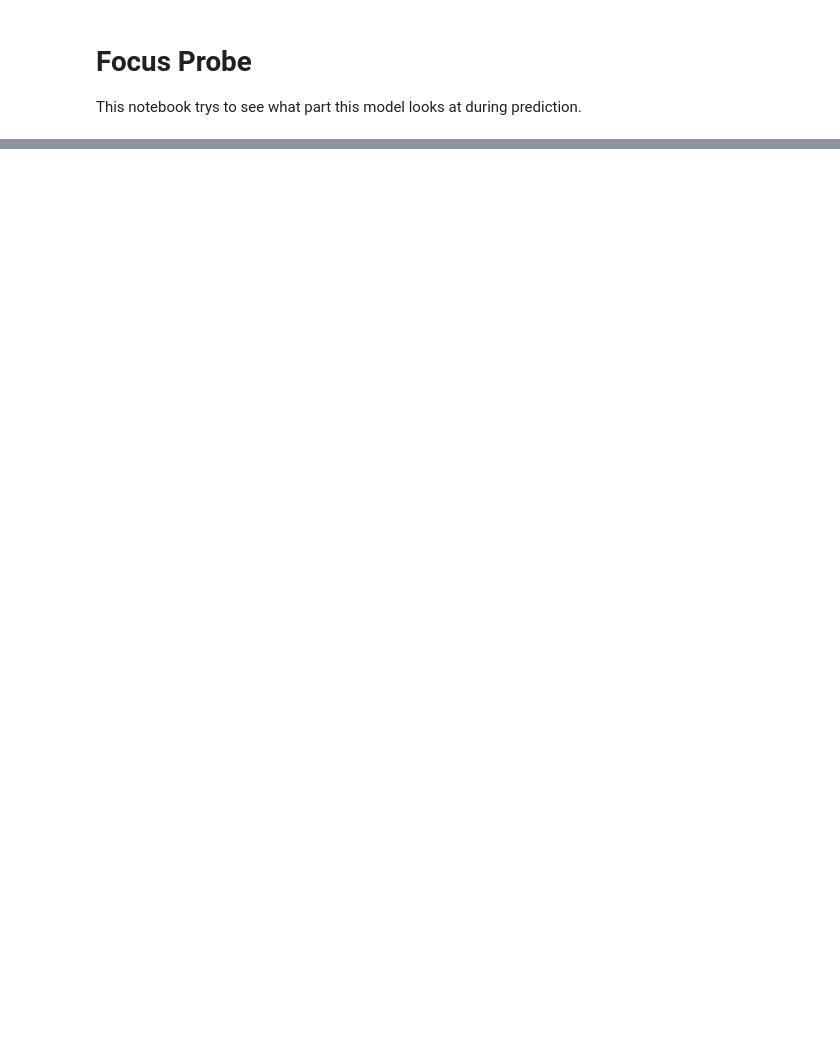
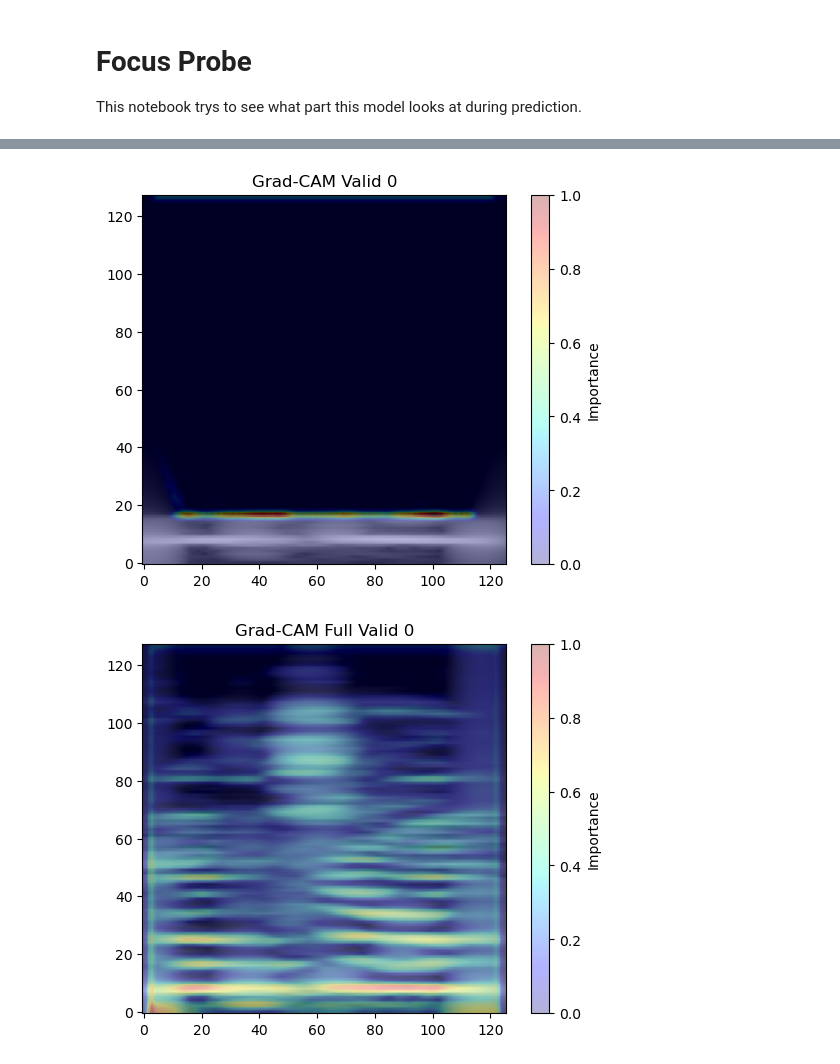
Before and after one commit to Frankalexej/proslearn_22, a Jupyter notebook: A_3_focus_prob.ipynb, the cells around one changed output, grey strips where cells are left out. Drawn from its saved outputs; the diff is of its cells as text; code cells hidden in the pictures; blank space fills up the shorter version.

```diff
--- a/A_3_focus_prob.ipynb
+++ b/A_3_focus_prob.ipynb
@@ -67,7 +91,7 @@ def grad_cam_visualization(input_tensor, cam, title="Grad-CAM Heatmap on Test In
 pretype = "l"
 posttype = "f"
 train_name = "A3"
-ts = "1126125730"
+ts = "1126125730-3"
 model_type = "twoconvCNN"
 pre_epoch = 50
 total_epoch = 300
@@ -81,8 +105,8 @@ model_save_dir_specific = os.path.join(model_save_dir, f"{model_type}-{pre_epoch
 pool_messanger = PoolMessanger(configs["num_dataset"], configs["data_type_mapper"][pretype], configs["data_type_mapper"][posttype], guides_dir)
 
 # NOTE: Subset Cache, this is to manage the reading of datasets. Should be transparent to user.
-valid_cache = SubsetCache(max_cache_size=configs["max_cache_size_valid"], dataset_class=ThisDataset)
-full_valid_cache = SubsetCache(max_cache_size=configs["max_cache_size_valid"], dataset_class=ThisDataset)
+valid_cache = SubsetCache(max_cache_size=configs["max_cache_size_valid"], dataset_class=ThisDataset, shuffle=False)
+full_valid_cache = SubsetCache(max_cache_size=configs["max_cache_size_valid"], dataset_class=ThisDataset, shuffle=False)
 
 mylist = ["1", "2", "3", "4"]
 mymap = TokenMap(mylist)
@@ -94,5 +118,5 @@ model = TwoConvNetwork()
 model.to(device)
 
 model_path = os.path.join(model_save_dir_specific, f"{epoch}.pt")
-model.load_state_dict(torch.load(model_path, map_location=device))
+model.load_state_dict(torch.load(model_path, map_location=device, weights_only=True))
 model.to(device)
@@ -101,9 +146,9 @@ dataset_id = 0
 
 dataset_id, meta_path, data_path = pool_messanger.get_loading_params(dataset_id,
                                                                     eval_type="valid")
-valid_loader = valid_cache.get_subset(dataset_id, meta_path, data_path, mymap)
+valid_loader = valid_cache.get_subset(dataset_id, meta_path, data_path, mymap, shuffle=False)
 
 
 dataset_id, meta_path, data_path = pool_messanger.get_loading_params(dataset_id,
                                                                     eval_type="full_valid")
-full_valid_loader = full_valid_cache.get_subset(dataset_id, meta_path, data_path, mymap)
+full_valid_loader = full_valid_cache.get_subset(dataset_id, meta_path, data_path, mymap, shuffle=False)
@@ -110,3 +158,3 @@ full_valid_loader = full_valid_cache.get_subset(dataset_id, meta_path, data_path
 # %%
-valid_mel, valid_tag = get_one_batch(valid_loader)
-full_valid_mel, full_valid_tag = get_one_batch(full_valid_loader)
+valid_mel, valid_tag = valid_loader.dataset.dataset, valid_loader.dataset.gt_set
+full_valid_mel, full_valid_tag = full_valid_loader.dataset.dataset, full_valid_loader.dataset.gt_set
@@ -124,0 +179,53 @@ grad_cam_visualization(one_full_valid_mel, cam_full_valid, title=f"Grad-CAM Full
+# %%
+# Get one randomly
+random_idx = np.random.randint(0, len(valid_mel))
+one_valid_mel, one_valid_tag = valid_loader.dataset.__getitem__(random_idx)
+one_full_valid_mel, one_full_valid_tag = full_valid_loader.dataset.__getitem__(random_idx)
+
+one_valid_mel = one_valid_mel.unsqueeze(0)
+one_full_valid_mel = one_full_valid_mel.unsqueeze(0)
+
+# transfer device
+one_valid_mel = one_valid_mel.to(device)
+one_full_valid_mel = one_full_valid_mel.to(device)
+
+layer_idx = 4
+
+# Grad-CAM valid
+input_tensor = one_valid_mel
+target_layers = [model.conv[layer_idx]]
+targets = [ClassifierOutputTarget(one_valid_tag)]
+
+
+# Construct the CAM object once, and then re-use it on many images.
+with GradCAM(model=model, target_layers=target_layers) as cam:
+  # You can also pass aug_smooth=True and eigen_smooth=True, to apply smoothing.
+    grayscale_cam = cam(input_tensor=input_tensor, targets=targets)
+  # In this example grayscale_cam has only one image in the batch:
+    grayscale_cam = grayscale_cam[0, :]
+#   visualization = show_cam_on_image(one_valid_mel[0, 0, :, :], grayscale_cam, use_rgb=False)
+    grad_cam_visualization(one_valid_mel, grayscale_cam, title=f"Grad-CAM Valid {one_valid_tag}")
+  # You can also get the model outputs without having to redo inference
+#   model_outputs = cam.outputs
+
+
+# Grad-CAM valid
+input_tensor = one_full_valid_mel
+target_layers = [model.conv[layer_idx]]
+targets = [ClassifierOutputTarget(one_full_valid_tag)]
+
+
+# Construct the CAM object once, and then re-use it on many images.
+with GradCAM(model=model, target_layers=target_layers) as cam:
+  # You can also pass aug_smooth=True and eigen_smooth=True, to apply smoothing.
+    grayscale_cam = cam(input_tensor=input_tensor, targets=targets)
+  # In this example grayscale_cam has only one image in the batch:
+    grayscale_cam = grayscale_cam[0, :]
+    # mel_rgb = generate_rgb_from_mel(one_valid_mel[0, 0, :, :].cpu().numpy())
+    # visualization = show_cam_on_image(mel_rgb, grayscale_cam, use_rgb=True)
+    grad_cam_visualization(input_tensor, grayscale_cam, title=f"Grad-CAM Full Valid {one_full_valid_tag}")
+  # You can also get the model outputs without having to redo inference
+#   model_outputs = cam.outputs
+# %% [output]
+[figure, added]
+[figure, added]
```
Also changed, not shown: parts of 9 cells of this notebook, 1 other file.
